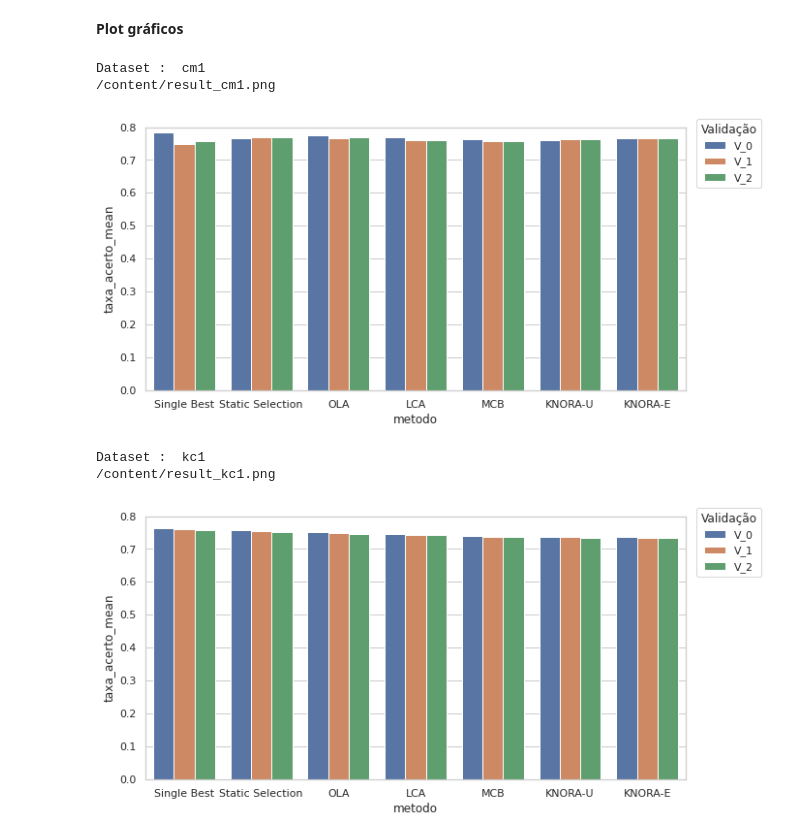
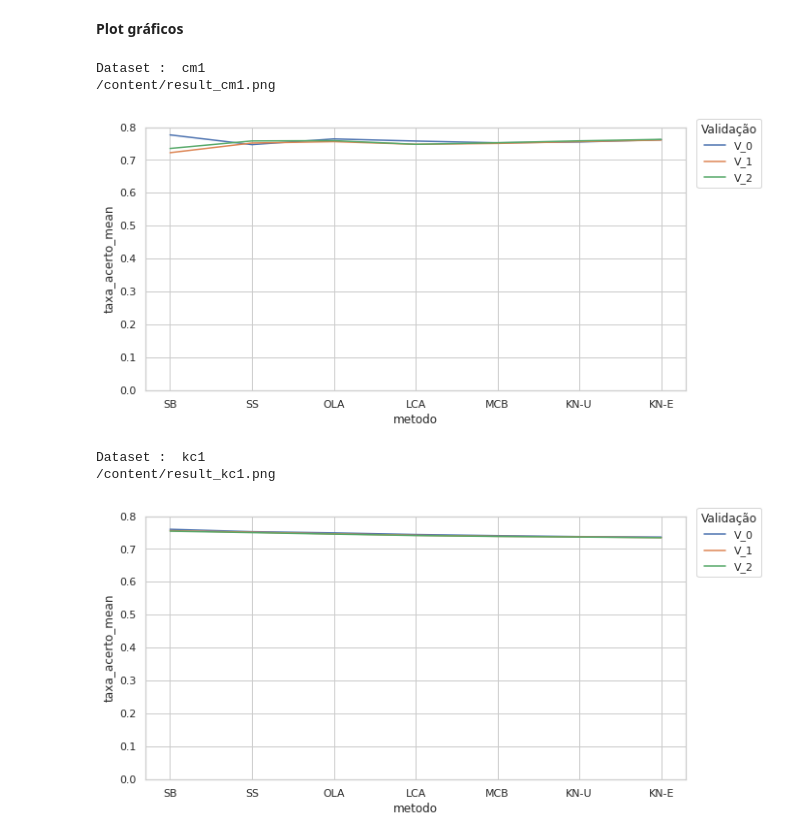
Before and after one commit to Francimaria/ensemble_learning, a Jupyter notebook: Exercicio-3/mcs_exe_3.ipynb, the cells around one changed output. Saved outputs shown, nothing was run; the diff lists cells and outputs as text; code cells hidden in the pictures.

```diff
--- a/Exercicio-3/mcs_exe_3.ipynb
+++ b/Exercicio-3/mcs_exe_3.ipynb
@@ -145,12 +145,12 @@ def get_metrics(method, X_test):
   return df_result
 # %%
 def average_metrics(datasets_names, methods, n_folds, metrics):
-  df_result_avg = pd.DataFrame(columns = ['dataset','KDN','metodo','taxa_acerto_mean','taxa_acerto','AUC', 'gmean','fmeasure'])
+  df_result_avg = pd.DataFrame(columns = ['dataset','KDN','metodo','taxa_acerto_mean','taxa_acerto_std','taxa_acerto','AUC', 'gmean','fmeasure'])
   taxa_acerto,auc,gmean,fmeasure = [],[],[],[]
   for ds_name in datasets_names:
     for method in methods:
       for hardness_type, filter_func in kdn_conf:
-        for fold in range(1,n_folds):
+        for fold in range(1,n_folds+1):
           data = metrics_results[ds_name][fold][hardness_type][method]
           taxa_acerto.append(data.taxa_acerto[0])
           auc.append(data.AUC[0])
@@ -160,6 +160,7 @@ def average_metrics(datasets_names, methods, n_folds, metrics):
                     'KDN': hardness_type,
                     'metodo':method,
                     'taxa_acerto_mean': np.mean(taxa_acerto),
+                    'taxa_acerto_std': np.std(taxa_acerto),
                     'taxa_acerto': "%0.3f (%0.3f)" % (np.mean(taxa_acerto), np.std(taxa_acerto)),
                     'AUC': "%0.3f (%0.3f)" % (np.mean(auc), np.std(auc)),
                     'gmean': "%0.3f (%0.3f)" % (np.mean(gmean),np.std(gmean)),
@@ -217,8 +218,8 @@ for ds_name in datasets_names:
       knorau = KNORAU(pool_classifiers, k=7, random_state=rng)
       kne = KNORAE(pool_classifiers, k=7, random_state=rng)
 
-      names = ['Single Best', 'Static Selection',
-               'OLA', 'LCA','MCB','KNORA-U', 'KNORA-E']
+      names = ['SB', 'SS',
+               'OLA', 'LCA','MCB','KN-U', 'KN-E']
 
       methods = [single_best, static_selection,
                  ola, lca, mcb, knorau, kne]
@@ -316,21 +336,21 @@ import matplotlib.pyplot as plt
 # %%
 sns.set_theme(style="whitegrid")
 
 for ds_name in datasets_names:
     print("Dataset : ", ds_name)
     df_data = df_result.loc[(df_result['dataset'] == ds_name)]
     fig = plt.figure(figsize=(10,5))
-    ax = sns.barplot(x="metodo", y="taxa_acerto_mean",ci="Oracle_std", hue="KDN", data=df_data)
+    ax = sns.lineplot(x="metodo", y="taxa_acerto_mean",ci="taxa_acerto_std", err_style="bars", hue="KDN", data=df_data)
     plt.ylim(0.0, 0.8)
     ax.legend(loc='center right',bbox_to_anchor=(1.15, 0.9), ncol=1, title="Validação")
     file_name = '/content/result_' + str(ds_name) +'.png'
     print(file_name)
     fig.savefig(file_name)
     plt.show()
 # %% [output]
 Dataset :  cm1
 /content/result_cm1.png
-[figure, old version]
+[figure, new version]
 Dataset :  kc1
 /content/result_kc1.png
-[figure, old version]
+[figure, new version]
```
Also changed, not shown: parts of 8 cells of this notebook.
